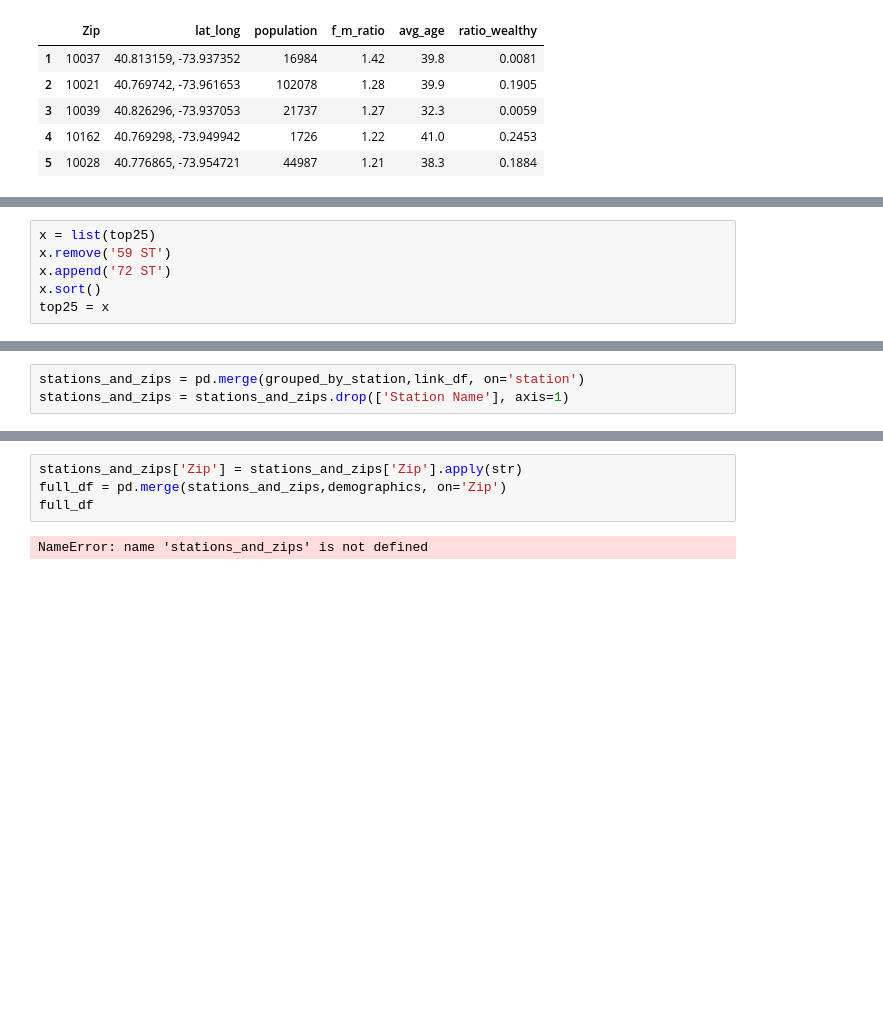
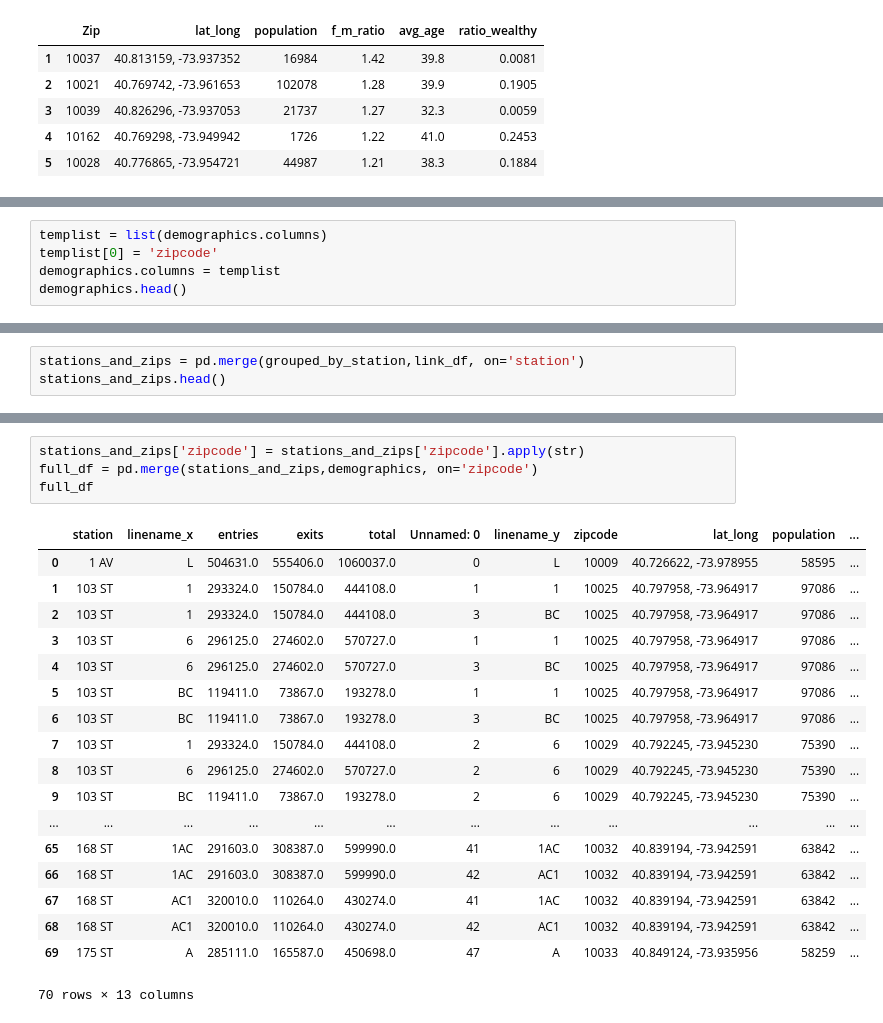
Before and after one commit to DimitriTheoharatos/ProjectBenson, a Jupyter notebook: MTA_EDA_Dimitri-v3.ipynb, the cells around one changed output, grey strips where cells are left out. Drawn from its saved outputs; the diff is of its cells as text; blank space fills up the shorter version.

```diff
--- a/MTA_EDA_Dimitri-v3.ipynb
+++ b/MTA_EDA_Dimitri-v3.ipynb
@@ -532,8 +540,2 @@ Name: station, dtype: object
-# %%
-x = list(top25)
-x.remove('59 ST')
-x.append('72 ST')
-x.sort()
-top25 = x
 # %%
 link_df.head()
@@ -575,0 +575,5 @@ ValueError: Length of values does not match length of index
+# %%
+templist = list(demographics.columns)
+templist[0] = 'zipcode'
+demographics.columns = templist
+demographics.head()
@@ -576,4 +587,4 @@ ValueError: Length of values does not match length of index
 # %%
 stations_and_zips = pd.merge(grouped_by_station,link_df, on='station')
-stations_and_zips = stations_and_zips.drop(['Station Name'], axis=1)
+stations_and_zips.head()
 # %% [output]
@@ -581,8 +597,25 @@ KeyError: 'station'
 # %%
-stations_and_zips['Zip'] = stations_and_zips['Zip'].apply(str)
-full_df = pd.merge(stations_and_zips,demographics, on='Zip')
+stations_and_zips['zipcode'] = stations_and_zips['zipcode'].apply(str)
+full_df = pd.merge(stations_and_zips,demographics, on='zipcode')
 full_df
 # %% [output]
+|  | station | linename_x | entries | exits | total | Unnamed: 0 | linename_y | zipcode | lat_long | population | ... |
+| 0 | 1 AV | L | 504631.0 | 555406.0 | 1060037.0 | 0 | L | 10009 | 40.726622, -73.978955 | 58595 | ... |
+| 1 | 103 ST | 1 | 293324.0 | 150784.0 | 444108.0 | 1 | 1 | 10025 | 40.797958, -73.964917 | 97086 | ... |
+| 2 | 103 ST | 1 | 293324.0 | 150784.0 | 444108.0 | 3 | BC | 10025 | 40.797958, -73.964917 | 97086 | ... |
+| 3 | 103 ST | 6 | 296125.0 | 274602.0 | 570727.0 | 1 | 1 | 10025 | 40.797958, -73.964917 | 97086 | ... |
+| 4 | 103 ST | 6 | 296125.0 | 274602.0 | 570727.0 | 3 | BC | 10025 | 40.797958, -73.964917 | 97086 | ... |
+| 5 | 103 ST | BC | 119411.0 | 73867.0 | 193278.0 | 1 | 1 | 10025 | 40.797958, -73.964917 | 97086 | ... |
+| 6 | 103 ST | BC | 119411.0 | 73867.0 | 193278.0 | 3 | BC | 10025 | 40.797958, -73.964917 | 97086 | ... |
+| 7 | 103 ST | 1 | 293324.0 | 150784.0 | 444108.0 | 2 | 6 | 10029 | 40.792245, -73.945230 | 75390 | ... |
+| 8 | 103 ST | 6 | 296125.0 | 274602.0 | 570727.0 | 2 | 6 | 10029 | 40.792245, -73.945230 | 75390 | ... |
+| 9 | 103 ST | BC | 119411.0 | 73867.0 | 193278.0 | 2 | 6 | 10029 | 40.792245, -73.945230 | 75390 | ... |
+| ... | ... | ... | ... | ... | ... | ... | ... | ... | ... | ... | ... |
+| 65 | 168 ST | 1AC | 291603.0 | 308387.0 | 599990.0 | 41 | 1AC | 10032 | 40.839194, -73.942591 | 63842 | ... |
+| 66 | 168 ST | 1AC | 291603.0 | 308387.0 | 599990.0 | 42 | AC1 | 10032 | 40.839194, -73.942591 | 63842 | ... |
+| 67 | 168 ST | AC1 | 320010.0 | 110264.0 | 430274.0 | 41 | 1AC | 10032 | 40.839194, -73.942591 | 63842 | ... |
+| 68 | 168 ST | AC1 | 320010.0 | 110264.0 | 430274.0 | 42 | AC1 | 10032 | 40.839194, -73.942591 | 63842 | ... |
+| 69 | 175 ST | A | 285111.0 | 165587.0 | 450698.0 | 47 | A | 10033 | 40.849124, -73.935956 | 58259 | ... |
-NameError: name 'stations_and_zips' is not defined
+70 rows × 13 columns
 # %%
 full_df.to_csv('stationdemographic.csv')
```
Also changed, not shown: parts of 16 cells of this notebook, 1 other file.
